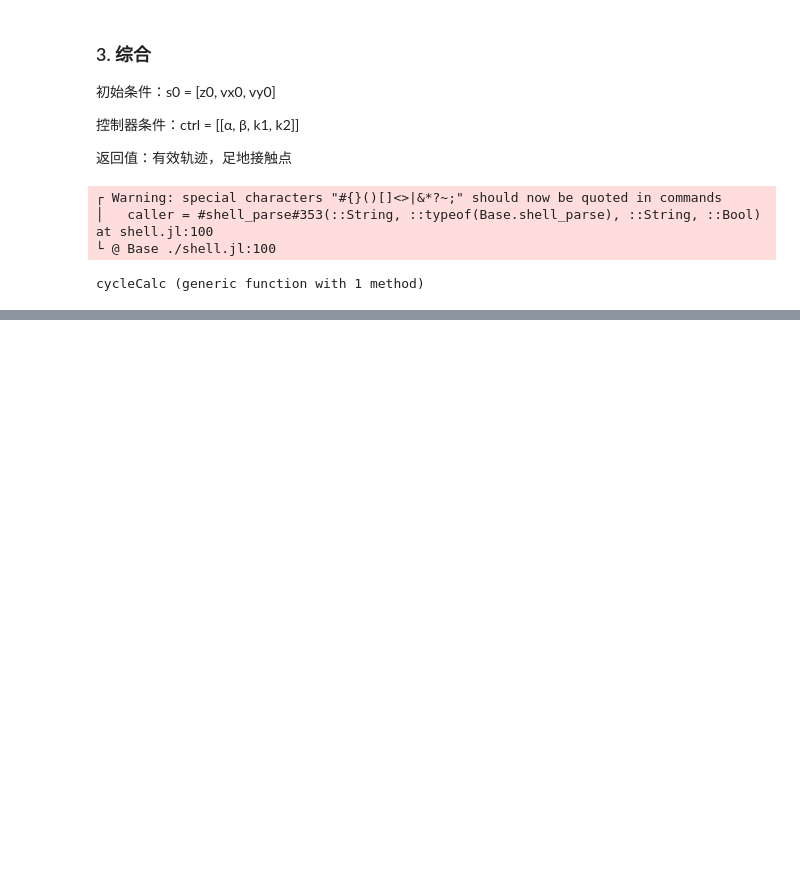
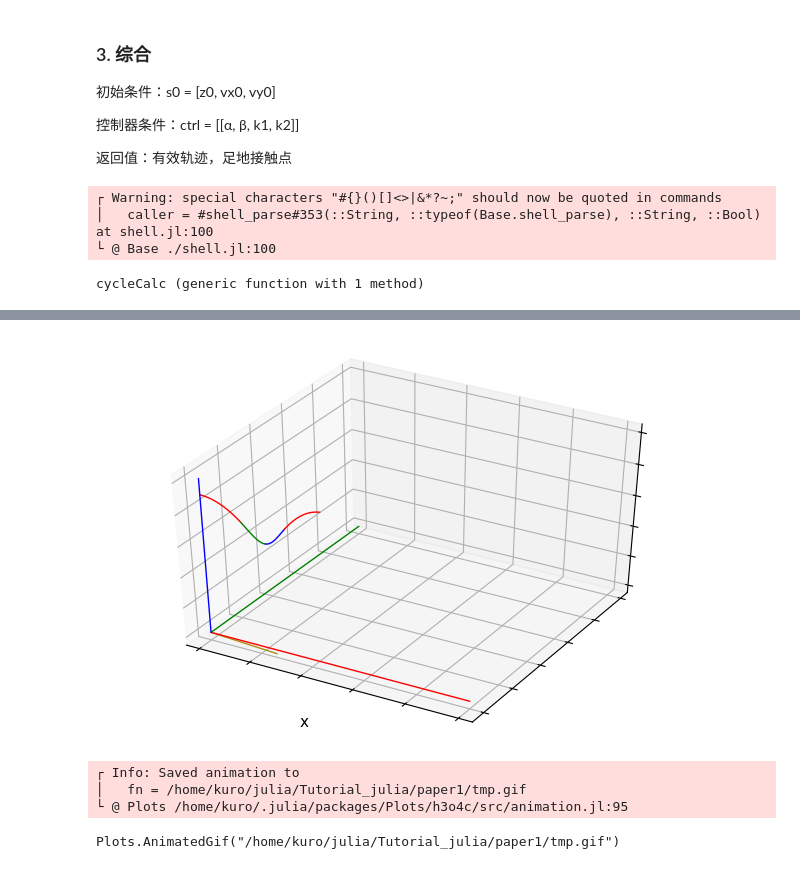
Before and after one commit to kuro26/Tutorial_julia, a Jupyter notebook: paper1/slipTraj.ipynb, the cells around one changed output, grey strips where cells are left out. Cells and saved outputs as stored; diff of their text form; code cells hidden in the pictures; blank space fills up the shorter version.

```diff
--- a/paper1/slipTraj.ipynb
+++ b/paper1/slipTraj.ipynb
@@ -279,0 +380,8 @@ plot(h1, y)
+# %%
+# ctrl2 = [0.28678316237174406, -0.002803495660065451, 1010.0267501534099, 1010.0264709279156];
+ctrl2 = [0.15932352796868318 , -0.029932970949137754,  7.433066089458452*1000, 7.597399199338621*1000]
+m, l0, u0 = 20, 0.8, [0.9, 1.0, 0.0]
+sol, foot_p, p = cycleCalc(m, l0, u0, ctrl2);
+c1, c2, c3 = evalSolution(sol, u0, p)
+println([c1, c2, c3])
+println(maxJointTorque(sol, p))
@@ -279,0 +401,9 @@ plot(h1, y)
+# %%
+cycle_p = (m, l0, u0, ctrl2)
+test1(cycle_p)
+# %% [output]
+[figure, added]
+┌ Info: Saved animation to
+│   fn = /home/kuro/julia/Tutorial_julia/paper1/tmp.gif
+└ @ Plots /home/kuro/.julia/packages/Plots/h3o4c/src/animation.jl:95
+Plots.AnimatedGif("/home/kuro/julia/Tutorial_julia/paper1/tmp.gif")
```
Also changed, not shown: parts of 17 cells of this notebook, 1 other file.
